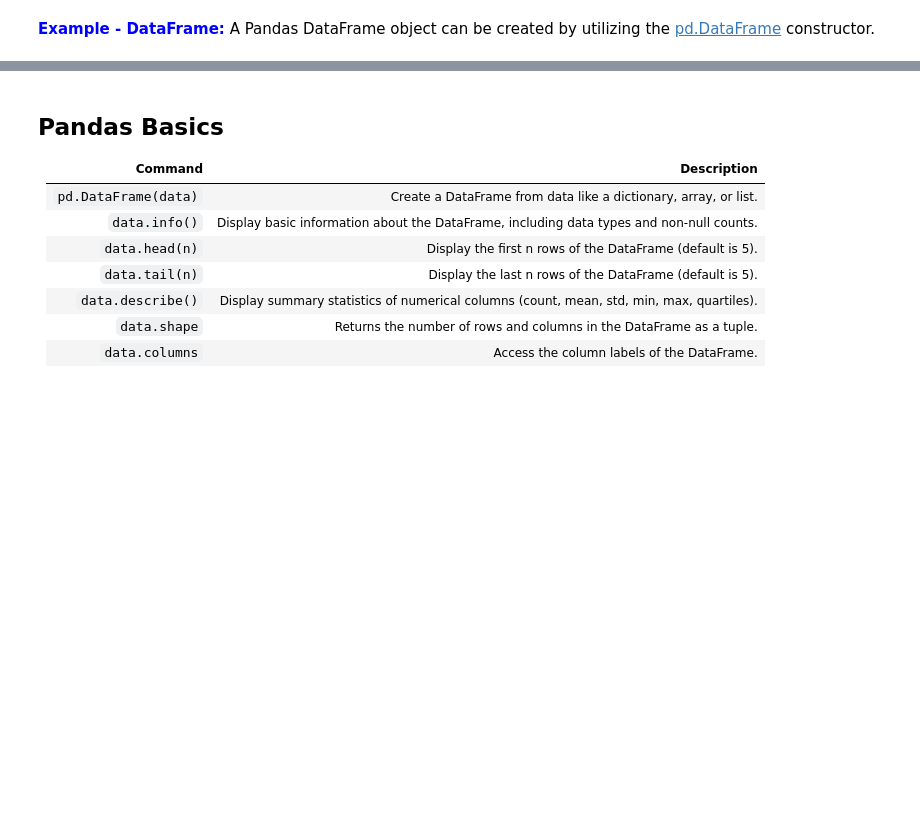
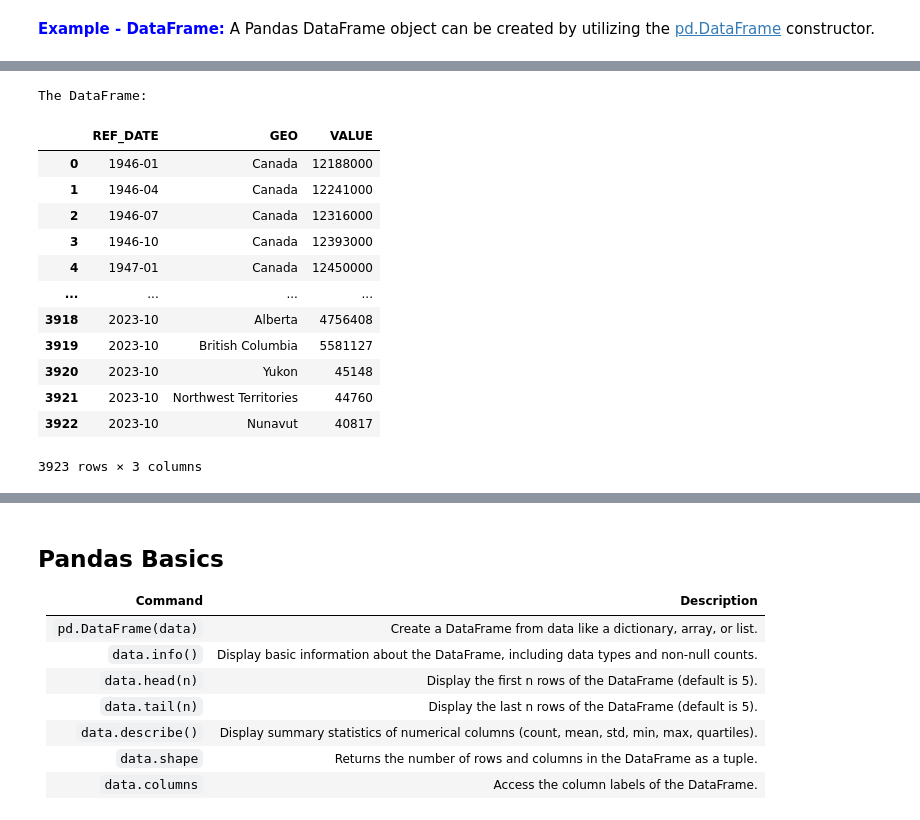
Before and after one commit to HatefDastour/ENSF444, a Jupyter notebook: Lecture_Examples/ENSF444_Pandas_Review.ipynb, the cells around one changed output, grey strips where cells are left out. Cells and saved outputs as stored; diff of their text form; code cells hidden in the pictures; blank space fills up the shorter version.

```diff
--- a/Lecture_Examples/ENSF444_Pandas_Review.ipynb
+++ b/Lecture_Examples/ENSF444_Pandas_Review.ipynb
@@ -41,0 +88,24 @@ display(df)
+# %%
+import pandas as pd
+
+# Read a CSV file into a DataFrame
+df = pd.read_csv('17100009.csv', usecols = ['REF_DATE','GEO', 'VALUE'])
+
+# Display the DataFrame
+print("The DataFrame:")
+display(df)
+# %% [output]
+The DataFrame:
+|  | REF_DATE | GEO | VALUE |
+| 0 | 1946-01 | Canada | 12188000 |
+| 1 | 1946-04 | Canada | 12241000 |
+| 2 | 1946-07 | Canada | 12316000 |
+| 3 | 1946-10 | Canada | 12393000 |
+| 4 | 1947-01 | Canada | 12450000 |
+| ... | ... | ... | ... |
+| 3918 | 2023-10 | Alberta | 4756408 |
+| 3919 | 2023-10 | British Columbia | 5581127 |
+| 3920 | 2023-10 | Yukon | 45148 |
+| 3921 | 2023-10 | Northwest Territories | 44760 |
+| 3922 | 2023-10 | Nunavut | 40817 |
+3923 rows × 3 columns
```
Also changed, not shown: parts of 13 cells of this notebook.
